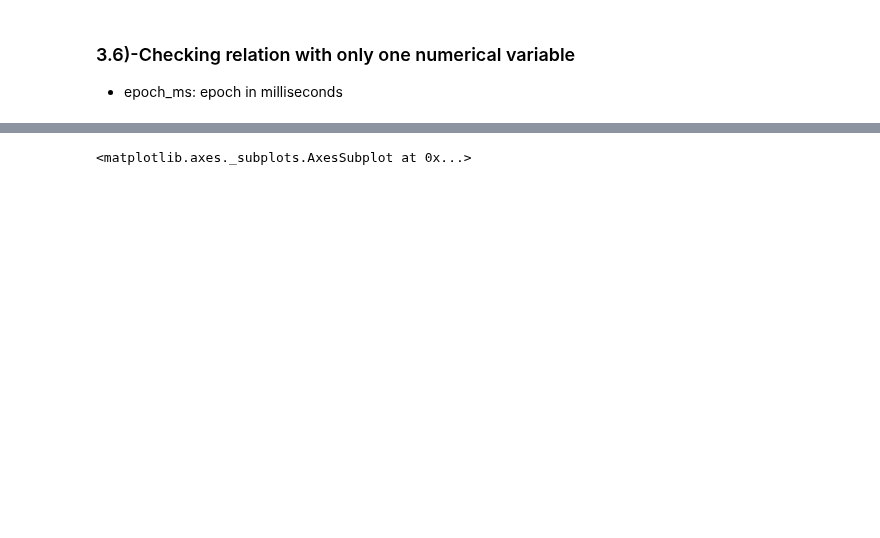
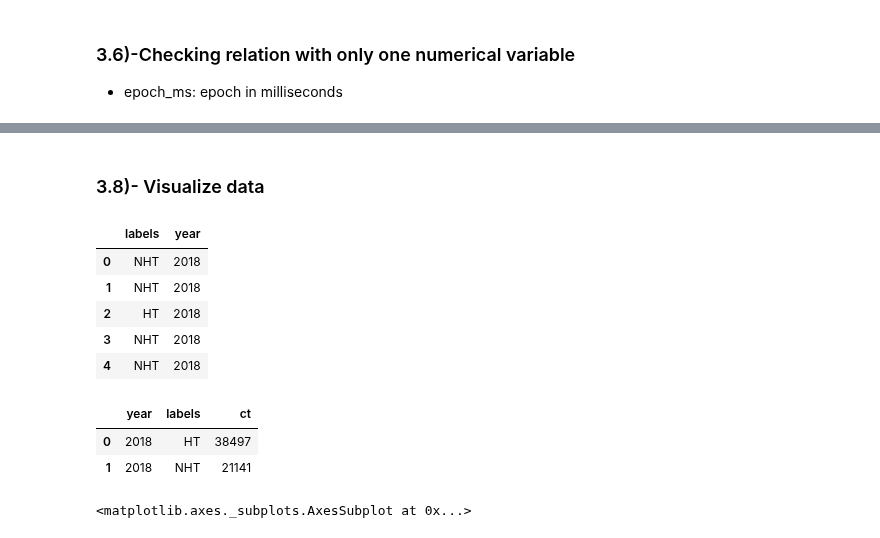
Before and after one commit to HassanSherwani/Bot_or_Not, a Jupyter notebook: EDA.ipynb, the cells around one changed output, grey strips where cells are left out. Saved outputs shown, nothing was run; the diff lists cells and outputs as text; code cells hidden in the pictures; blank space fills up the shorter version.

```diff
--- a/EDA.ipynb
+++ b/EDA.ipynb
@@ -420,0 +476,2 @@ sns.boxenplot(x='labels',y='epoch_ms', data=df_bol)
+# %%
+df_bol['date'] = df_bol['date'].dt.date
@@ -420,0 +487,4 @@ sns.boxenplot(x='labels',y='epoch_ms', data=df_bol)
+# %%
+df_bol=df_bol.drop('epoch_ms', axis=1)
+# %%
+df_bol['date']=(pd.to_datetime(df_bol['date']))
@@ -420,0 +506,12 @@ sns.boxenplot(x='labels',y='epoch_ms', data=df_bol)
+# %% [markdown]
+### 3.8)- Visualize data
+# %%
+new_df=df_bol[['labels','year']]
+new_df.head()
+# %% [output]
+|  | labels | year |
+| 0 | NHT | 2018 |
+| 1 | NHT | 2018 |
+| 2 | HT | 2018 |
+| 3 | NHT | 2018 |
+| 4 | NHT | 2018 |
@@ -421 +526,7 @@ sns.boxenplot(x='labels',y='epoch_ms', data=df_bol)
+# %%
+df_ct
+# %% [output]
+|  | year | labels | ct |
+| 0 | 2018 | HT | 38497 |
+| 1 | 2018 | NHT | 21141 |
 # %%
```
Also changed, not shown: parts of 55 cells of this notebook.
